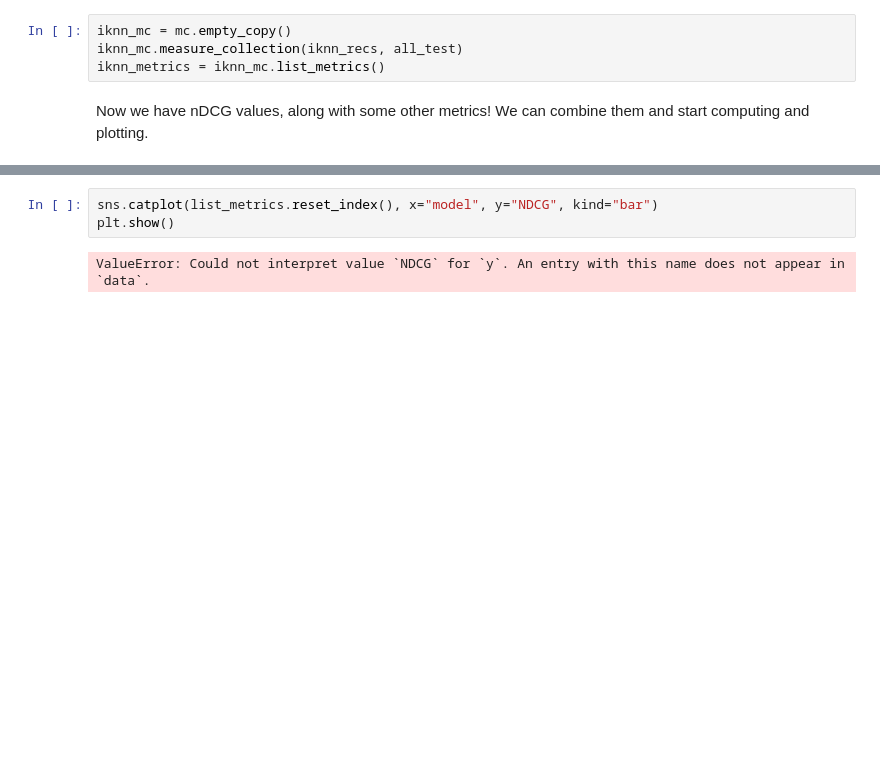
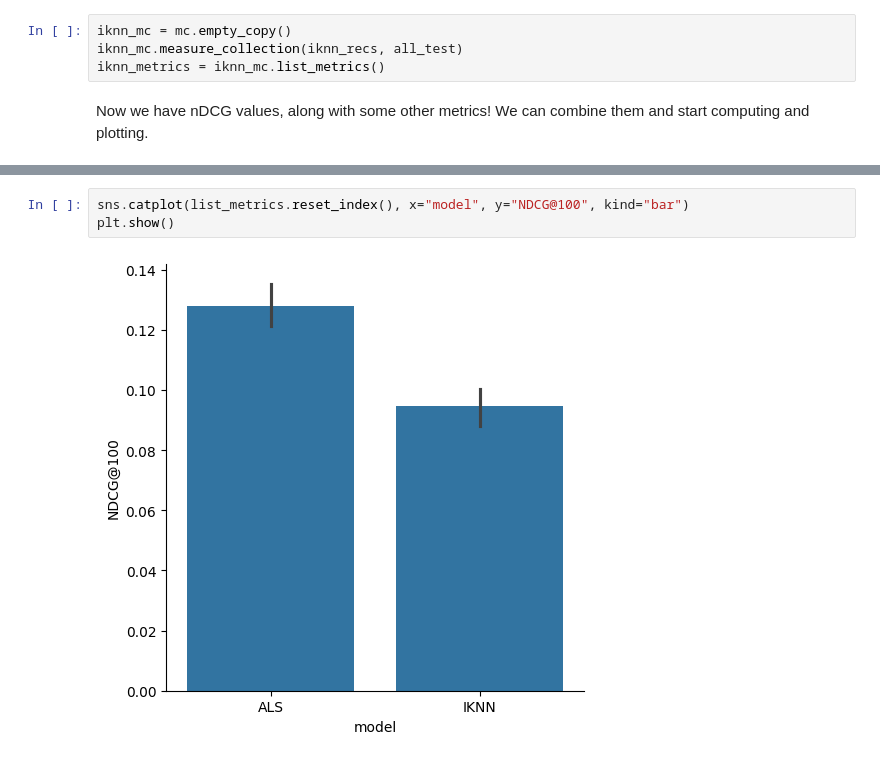
Before and after one commit to lenskit/lkpy, a Jupyter notebook: docs/guide/GettingStarted.ipynb, the cells around one changed output, grey strips where cells are left out. Saved outputs shown, nothing was run; the diff lists cells and outputs as text; blank space fills up the shorter version.

```diff
--- a/docs/guide/GettingStarted.ipynb
+++ b/docs/guide/GettingStarted.ipynb
@@ -128,5 +128,5 @@ list_metrics.groupby("model").mean()
 # %%
-sns.catplot(list_metrics.reset_index(), x="model", y="NDCG", kind="bar")
+sns.catplot(list_metrics.reset_index(), x="model", y="NDCG@100", kind="bar")
 plt.show()
 # %% [output]
-ValueError: Could not interpret value `NDCG` for `y`. An entry with this name does not appear in `data`.
+[figure, added]
```
Also changed, not shown: parts of 1 cell of this notebook.
